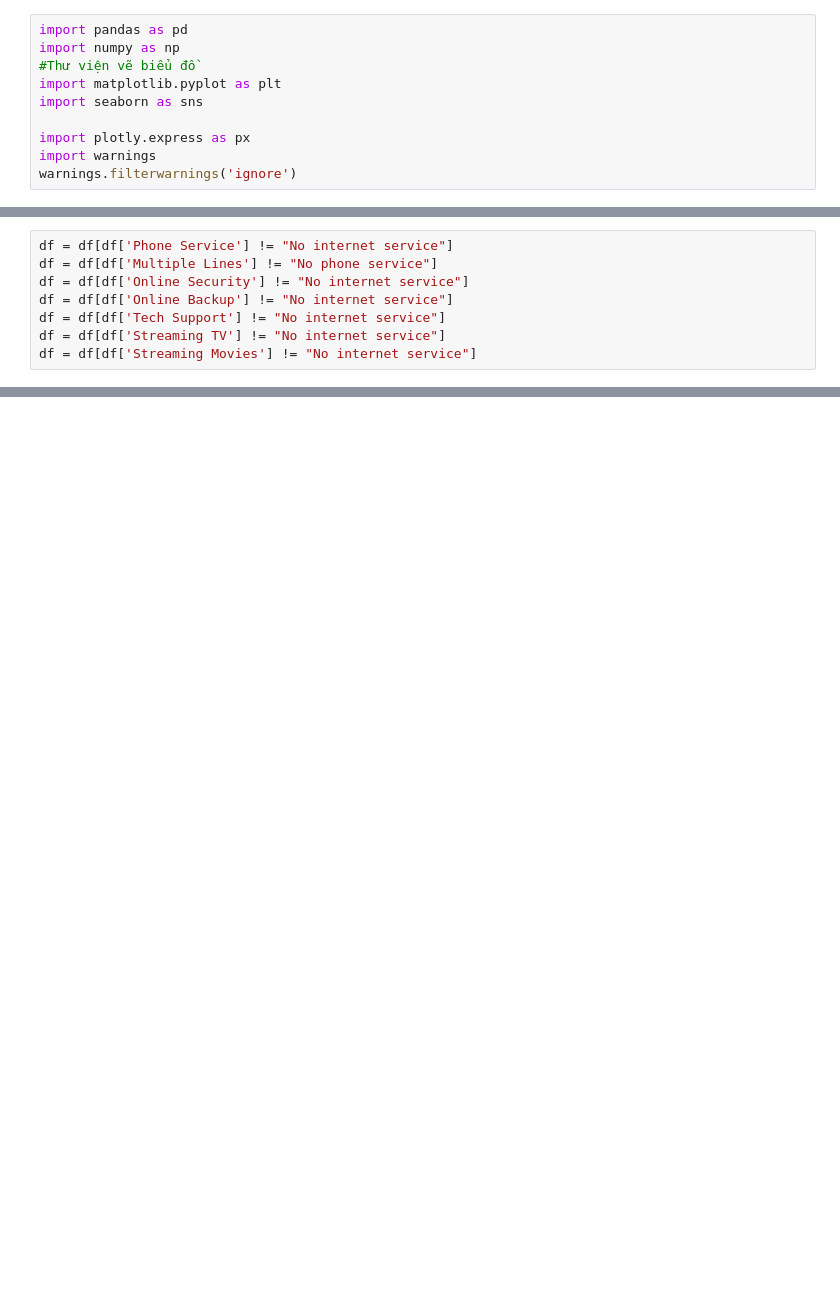
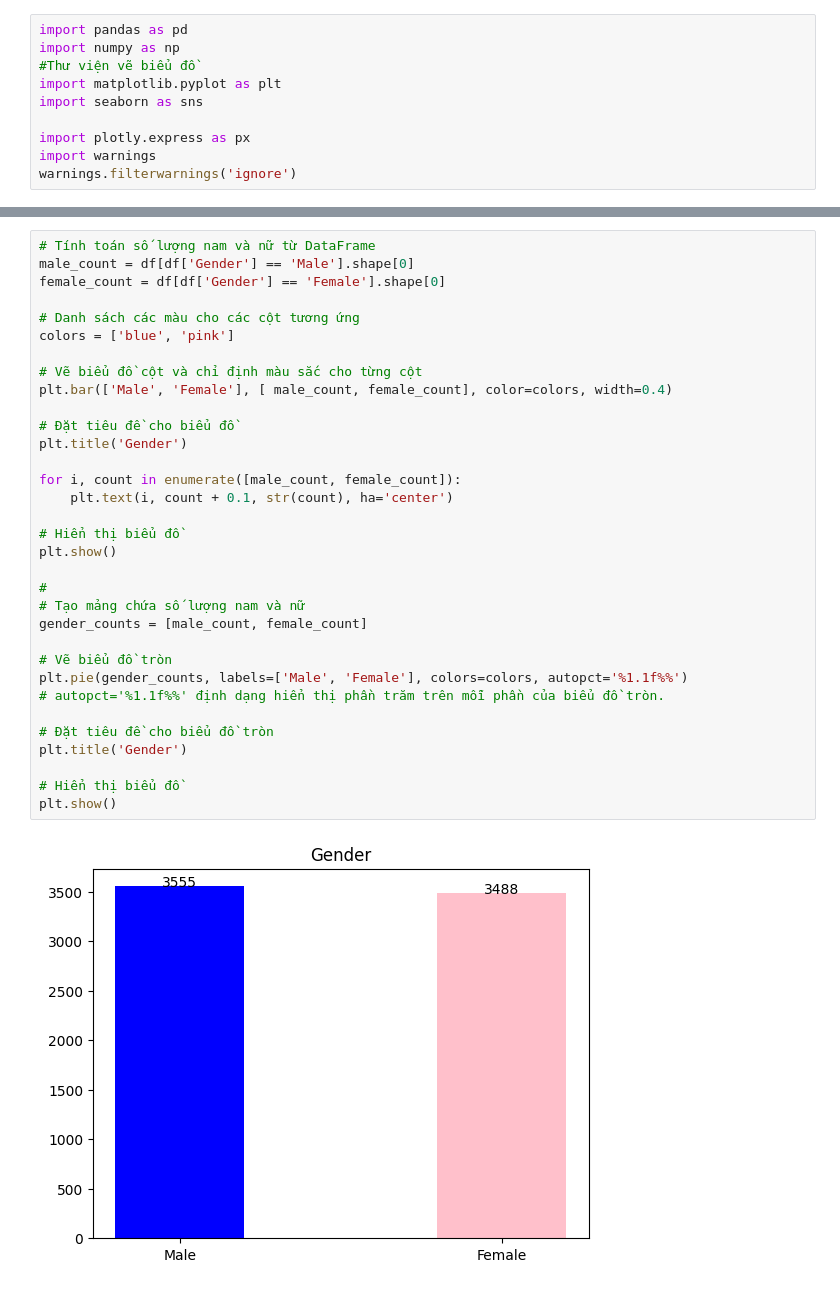
Before and after one commit to neyud/LTCSDL, a Jupyter notebook: churn_telco (1).ipynb, the cells around one changed output, grey strips where cells are left out. Saved outputs shown, nothing was run; the diff lists cells and outputs as text; blank space fills up the shorter version.

```diff
--- a/churn_telco (1).ipynb
+++ b/churn_telco (1).ipynb
@@ -195,11 +244,3 @@ object : 18
-# %%
-df = df[df['Phone Service'] != "No internet service"]
-df = df[df['Multiple Lines'] != "No phone service"]
-df = df[df['Online Security'] != "No internet service"]
-df = df[df['Online Backup'] != "No internet service"]
-df = df[df['Tech Support'] != "No internet service"]
-df = df[df['Streaming TV'] != "No internet service"]
-df = df[df['Streaming Movies'] != "No internet service"]
 # %%
 #Tải file excel sau khi làm sạch
 df.to_csv('du_lieu_sau_khi_lam_sach.csv', index=False)
@@ -207,0 +247,35 @@ PermissionError: [Errno 13] Permission denied: 'du_lieu_sau_khi_lam_sach.csv'
+# %%
+# Tính toán số lượng nam và nữ từ DataFrame
+male_count = df[df['Gender'] == 'Male'].shape[0]
+female_count = df[df['Gender'] == 'Female'].shape[0]
+
+# Danh sách các màu cho các cột tương ứng
+colors = ['blue', 'pink']
+
+# Vẽ biểu đồ cột và chỉ định màu sắc cho từng cột
+plt.bar(['Male', 'Female'], [ male_count, female_count], color=colors, width=0.4)
+
+# Đặt tiêu đề cho biểu đồ
+plt.title('Gender')
+
+for i, count in enumerate([male_count, female_count]):
+    plt.text(i, count + 0.1, str(count), ha='center')
+
+# Hiển thị biểu đồ
+plt.show()
+
+#
+# Tạo mảng chứa số lượng nam và nữ
+gender_counts = [male_count, female_count]
+
+# Vẽ biểu đồ tròn
+plt.pie(gender_counts, labels=['Male', 'Female'], colors=colors, autopct='%1.1f%%')
+# autopct='%1.1f%%' định dạng hiển thị phần trăm trên mỗi phần của biểu đồ tròn.
+
+# Đặt tiêu đề cho biểu đồ tròn
+plt.title('Gender')
+
+# Hiển thị biểu đồ
+plt.show()
+# %% [output]
+[figure, added]
```
Also changed, not shown: parts of 17 cells of this notebook.
